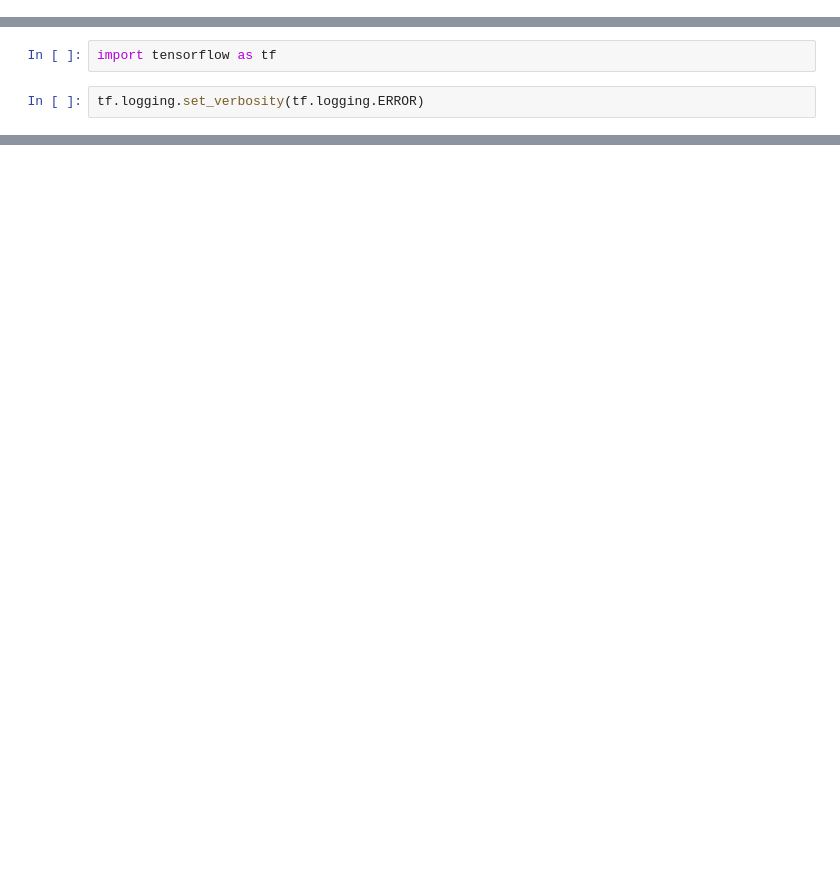
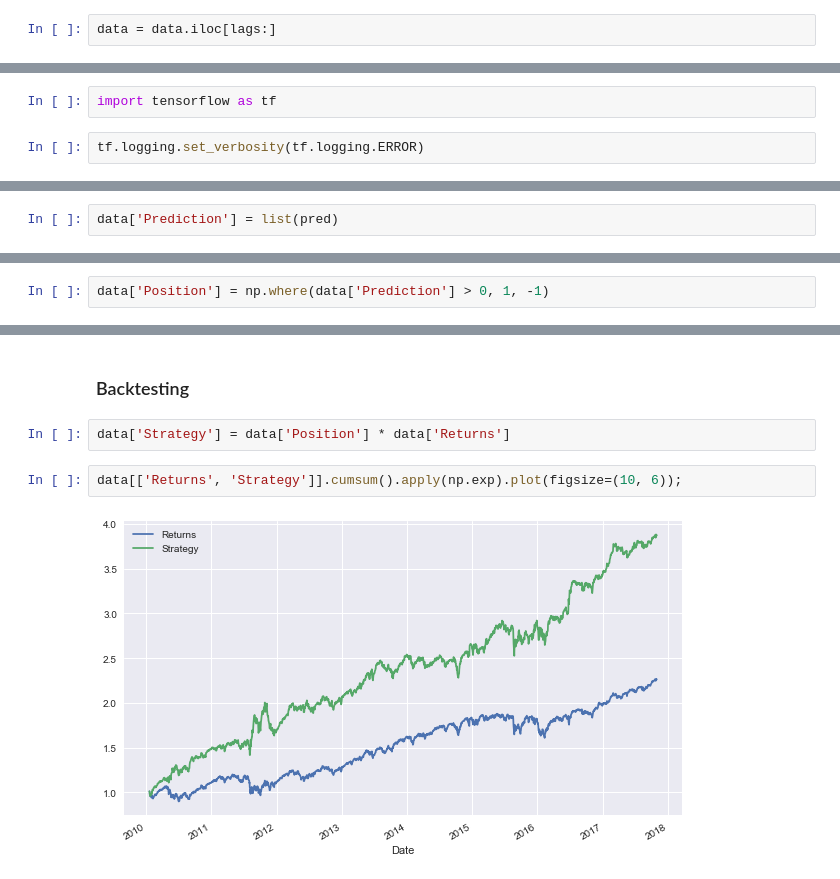
Before and after one commit to chmad/algo_trading_bootcamp_day4, a Jupyter notebook: 03_deep_learning.ipynb, the cells around one changed output, grey strips where cells are left out. Cells and saved outputs as stored; diff of their text form; blank space fills up the shorter version.

```diff
--- a/03_deep_learning.ipynb
+++ b/03_deep_learning.ipynb
@@ -23,0 +47,2 @@ data['Returns'] = np.log(data / data.shift(1))
+# %%
+data = data.iloc[lags:]
@@ -29,0 +104,2 @@ tf.logging.set_verbosity(tf.logging.ERROR)
+# %%
+data['Prediction'] = list(pred)
@@ -29,0 +112,2 @@ tf.logging.set_verbosity(tf.logging.ERROR)
+# %%
+data['Position'] = np.where(data['Prediction'] > 0, 1, -1)
@@ -30,2 +135,10 @@ tf.logging.set_verbosity(tf.logging.ERROR)
+# %% [markdown]
+### Backtesting
+# %%
+data['Strategy'] = data['Position'] * data['Returns']
+# %%
+data[['Returns', 'Strategy']].cumsum().apply(np.exp).plot(figsize=(10, 6));
+# %% [output]
+[figure, added]
 # %% [markdown]
 <img src='http://hilpisch.com/tpq_logo.png' width="300px" align="right">
```
Also changed, not shown: parts of 21 cells of this notebook, 1 other file.
